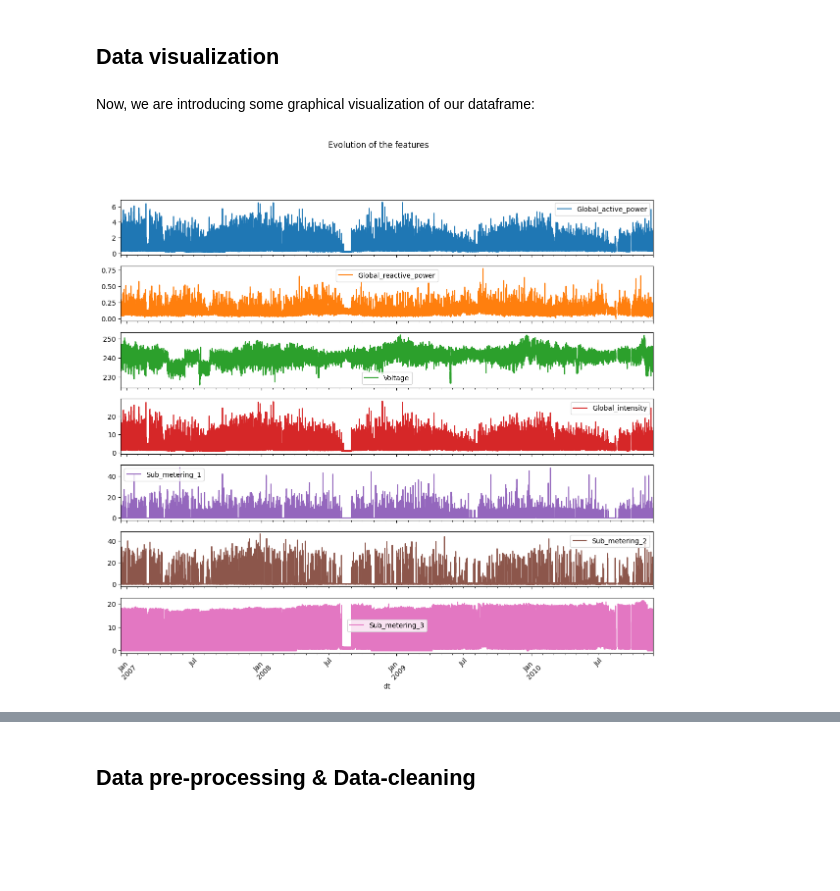
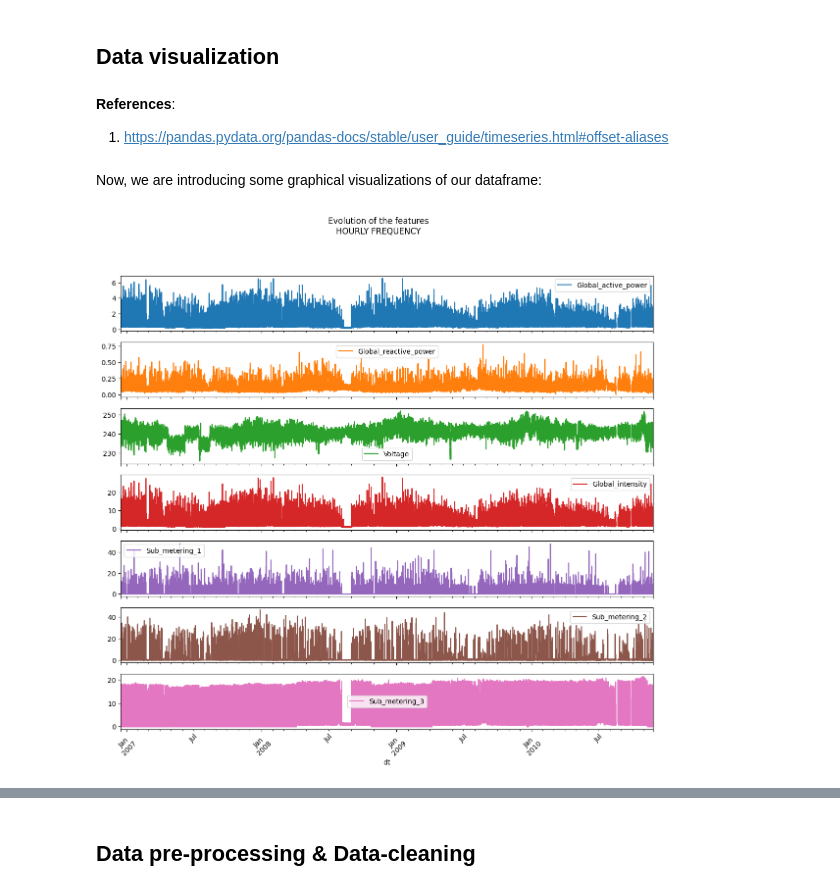
Before and after one commit to lcsrodriguez/dl-practicals, a Jupyter notebook: p4/p4.ipynb, the cells around one changed output, grey strips where cells are left out. Drawn from its saved outputs; the diff is of its cells as text; code cells hidden in the pictures; blank space fills up the shorter version.

Commit message:
Adding H/D/W -ly frequency data viz of df

```diff
--- a/p4/p4.ipynb
+++ b/p4/p4.ipynb
@@ -219,15 +219,18 @@ df.head(10)
 | 2006-12-16 17:33:00 | 3.662 | 0.510 | 233.86 | 15.8 | 0.0 | 2.0 | ... |
 # %% [markdown]
 ## Data visualization
+# %% [markdown]
+**References**:
+1. https://pandas.pydata.org/pandas-docs/stable/user_guide/timeseries.html#offset-aliases
 # %% [markdown]
-Now, we are introducing some graphical visualization of our dataframe:
+Now, we are introducing some graphical visualizations of our dataframe:
 # %%
-_ = df.resample("h").mean().plot(subplots=True,
+_ = df.resample("H").mean().plot(subplots=True,
                              figsize=(14,12),
                              #sharex=True,
-                             title="Evolution of the features",
+                             title="Evolution of the features\nHOURLY FREQUENCY",
                              #layout=(4,2)
                              rot=45
                             )
 # %% [output]
-[figure, old version]
+[figure, new version]
```
Also changed, not shown: parts of 3 cells of this notebook.
